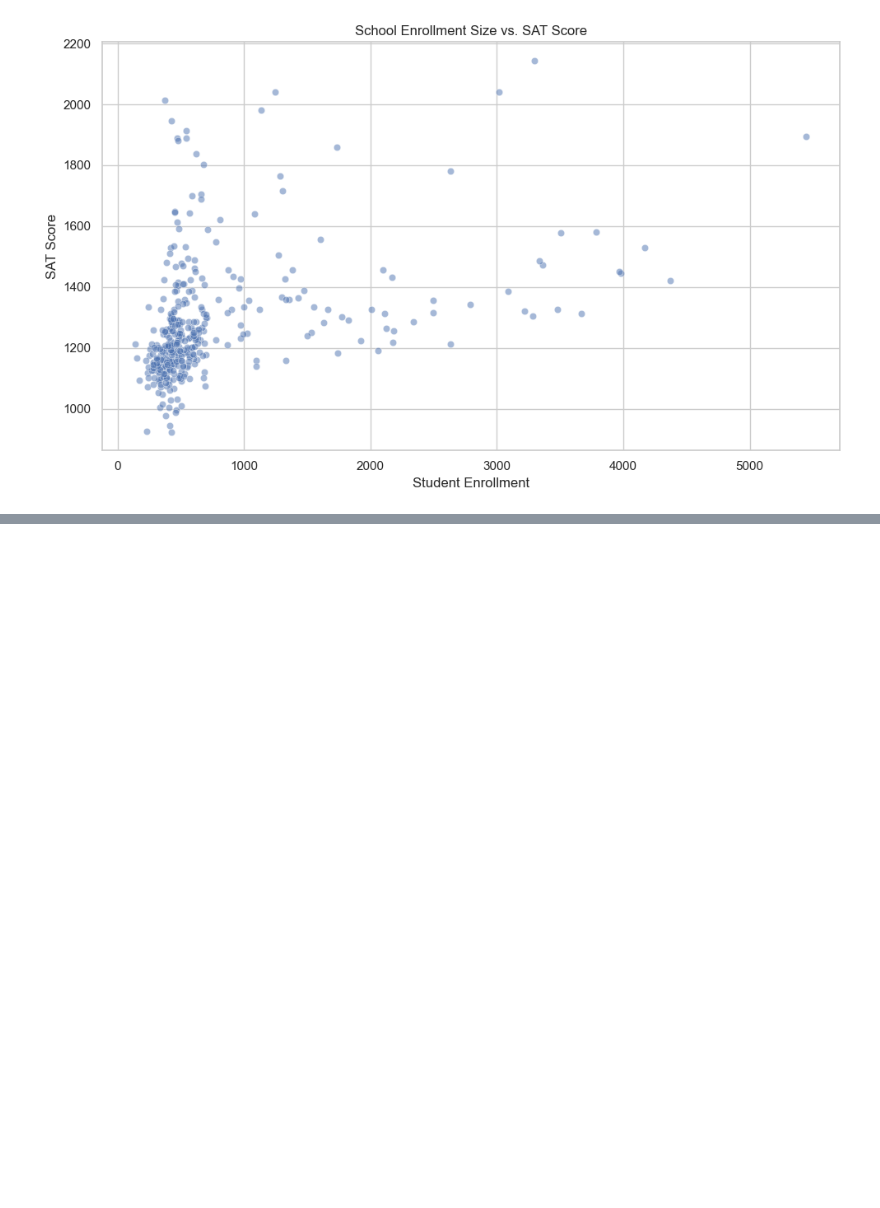
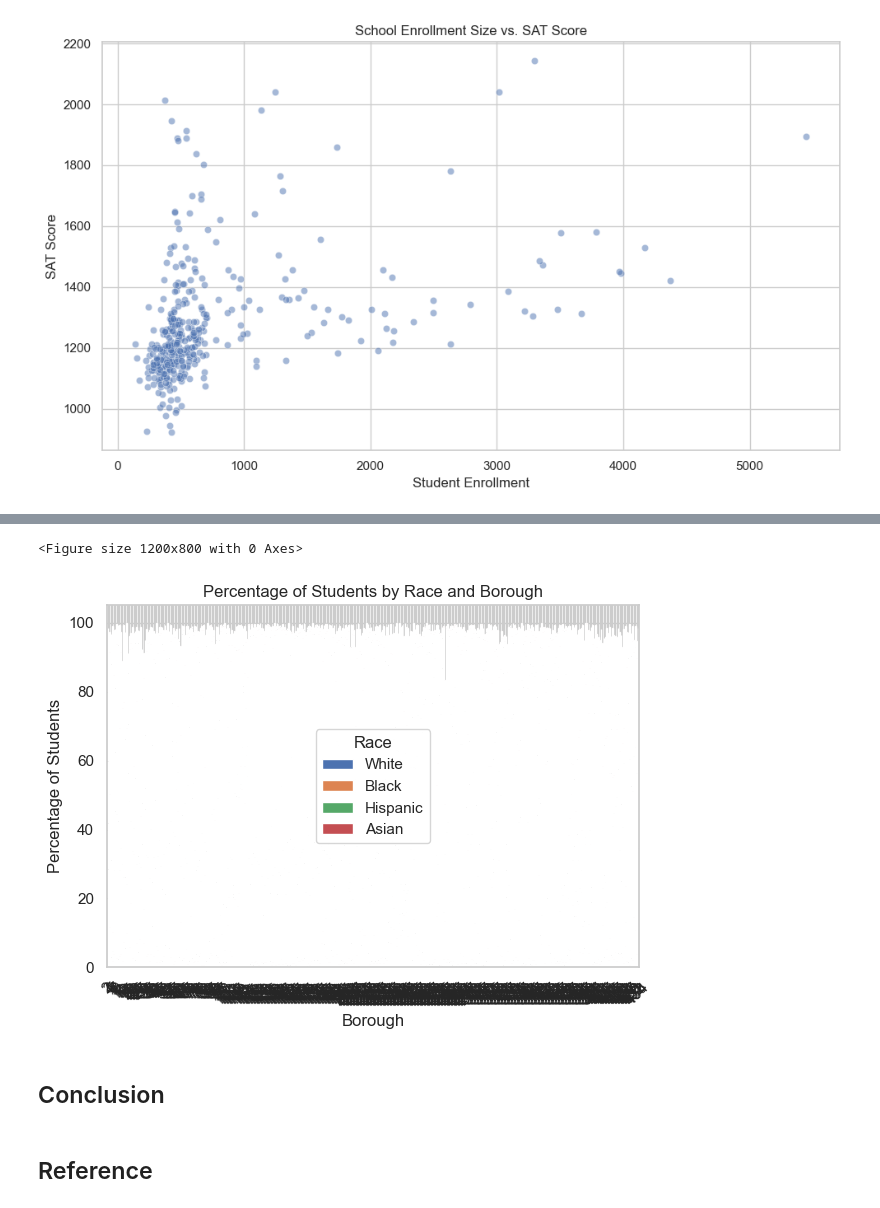
Before and after one commit to ECO225-W2024/project-one-code-hannahyu07, a Jupyter notebook: Project 1 Code.ipynb, the cells around one changed output, grey strips where cells are left out. Cells and saved outputs as stored; diff of their text form; code cells hidden in the pictures; blank space fills up the shorter version.

```diff
--- a/Project 1 Code.ipynb
+++ b/Project 1 Code.ipynb
@@ -304,0 +342,26 @@ plt.show()
+# %%
+# Assuming 'Borough', 'White (%)', 'Black (%)', 'Hispanic (%)', and 'Asian (%)' are columns in your dataframe
+
+# Set up the figure and axis
+plt.figure(figsize=(12, 8))
+
+# Plot the stacked bar plot
+cleaned_score[['White', 'Black', 'Hispanic', 'Asian']].plot(kind='bar', stacked=True)
+
+# Customize the plot
+plt.title('Percentage of Students by Race and Borough')
+plt.xlabel('Borough')
+plt.ylabel('Percentage of Students')
+plt.xticks(rotation=45)
+plt.legend(title='Race')
+plt.tight_layout()
+
+# Show the plot
+plt.show()
+# %% [output]
+<Figure size 1200x800 with 0 Axes>
+[figure, added]
+# %% [markdown]
+## Conclusion
+# %% [markdown]
+## Reference
```
Also changed, not shown: parts of 6 cells of this notebook.
